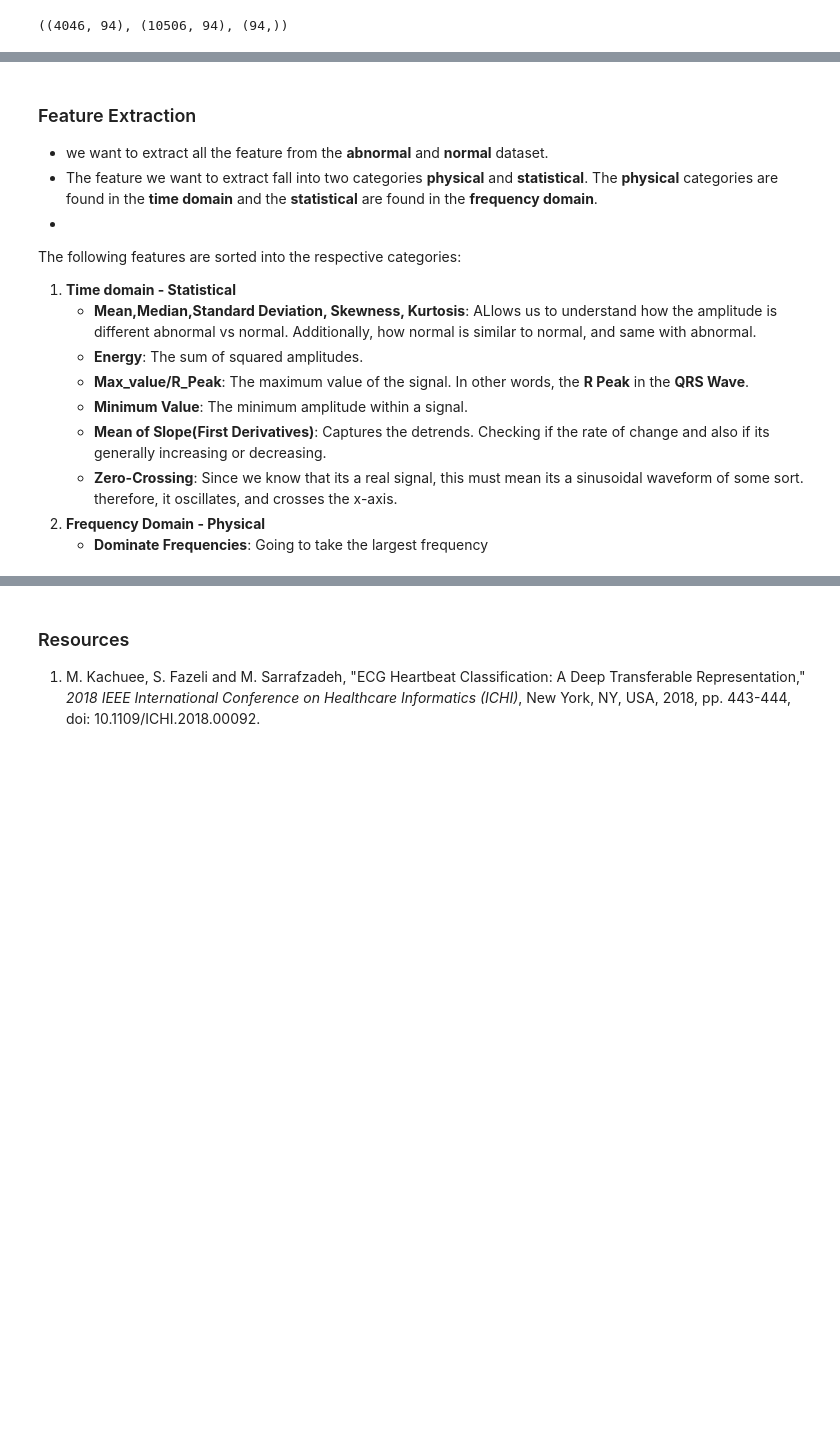
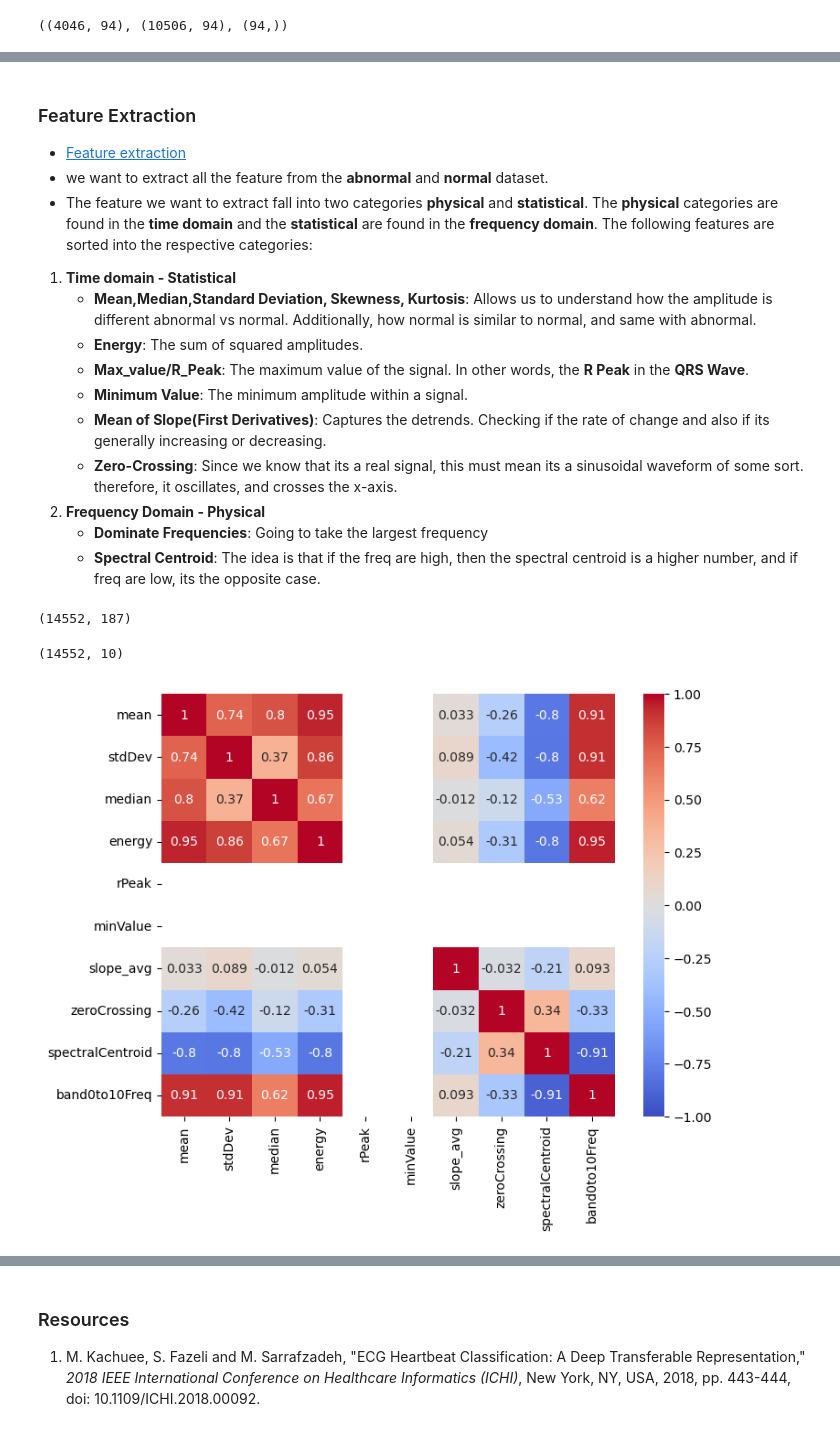
Before and after one commit to Shenukp1/MachineLearningPortfolio, a Jupyter notebook: ECG_Classification/EDA_V2.ipynb, the cells around one changed output, grey strips where cells are left out. Saved outputs shown, nothing was run; the diff lists cells and outputs as text; code cells hidden in the pictures; blank space fills up the shorter version.

```diff
--- a/ECG_Classification/EDA_V2.ipynb
+++ b/ECG_Classification/EDA_V2.ipynb
@@ -640,0 +662,3 @@ plt.show()
+# %%
+sc = top_normal / bottom_normal
+sc
@@ -641,12 +704,41 @@ plt.show()
+# %%
+def spectral_centroid(signals: np.ndarray, fs: int = FS) -> np.ndarray:
+    """Takes raw signals and tries to find the spectral centroid.
+    The spectral centroid indicates if the frequencies are high,
+    if high, then the spectral centroid is high for that signal.
+
+    Args:
+      signals : np.ndarray
+        2D array of raw signals.
+      fs : int
+        Sample rate.
+
+    Returns:
+      1D array corrosponding to each row of the original array of signals.
+      Each index has the spectral centroid value for that signal.
+
+    """
+    # NOTE(s1perera) Aug 19, 2025: possible use welch instead because we reduce the noise of the signal
+    period = 1 / fs
+    num_of_samples = signals.shape[-1]
+    xf = rfftfreq(num_of_samples, period)
+    # FFT to get the magnitudes of the signals
+    mag = np.abs(rfft(signals, axis=-1))
+    # https://stackoverflow.com/questions/54032515/spectral-centroid-of-numpy-array
+    top = np.sum(mag * xf, axis=-1)
+    bottom = np.sum(mag, axis=-1)
+    bottom[bottom == 0] = 1e-10
+    sc = top / bottom
+    return sc
 # %% [markdown]
 ### Feature Extraction
+- [Feature extraction](https://matteogambera.medium.com/how-to-extract-features-from-signals-15e7db225c15)
 - we want to extract all the feature from the __abnormal__ and __normal__ dataset.
 - The feature we want to extract fall into two categories __physical__ and __statistical__. The __physical__ categories are found in the __time domain__ and the __statistical__ are found in the __frequency domain__.
--
 The following features are sorted into the respective categories:
 
 1. __Time domain - Statistical__
-   * __Mean,Median,Standard Deviation, Skewness, Kurtosis__: ALlows us to understand how the amplitude is different abnormal vs normal. Additionally, how normal is similar to normal, and same with abnormal.
+   * __Mean,Median,Standard Deviation, Skewness, Kurtosis__: Allows us to understand how the amplitude is different abnormal vs normal. Additionally, how normal is similar to normal, and same with abnormal.
    * __Energy__: The sum of squared amplitudes.
    * __Max_value/R_Peak__: The maximum value of the signal. In other words, the __R Peak__ in the __QRS Wave__.
    * __Minimum Value__: The minimum amplitude within a signal.
@@ -654,7 +746,11 @@ The following features are sorted into the respective categories:
    * __Zero-Crossing__: Since we know that its a real signal, this must mean its a sinusoidal waveform of some sort. therefore, it oscillates, and crosses the x-axis.
 2. __Frequency Domain - Physical__
    * __Dominate Frequencies__: Going to take the largest frequency
+   * __Spectral Centroid__: The idea is that if the freq are high, then the spectral centroid is a higher number, and if freq are low, its the opposite case.
 # %%
 X = df.iloc[:, :-1].values
 y = df[LABEL_COL]
+X.shape
+# %% [output]
+(14552, 187)
 # %%
@@ -684,0 +809,13 @@ def extract_time_domain(X: np.ndarray) -> None:
+# %%
+feature_df = extract_features(signals=X)
+feature_df.shape
+# %% [output]
+(14552, 10)
+# %%
+corr_matrix = feature_df.corr()
+# %%
+plt.figure(figsize=(8, 6))
+sns.heatmap(corr_matrix, annot=True, cmap="coolwarm", vmin=-1, vmax=1)
+plt.show()
+# %% [output]
+[figure, added]
```
Also changed, not shown: parts of 32 cells of this notebook, 4 other files.
